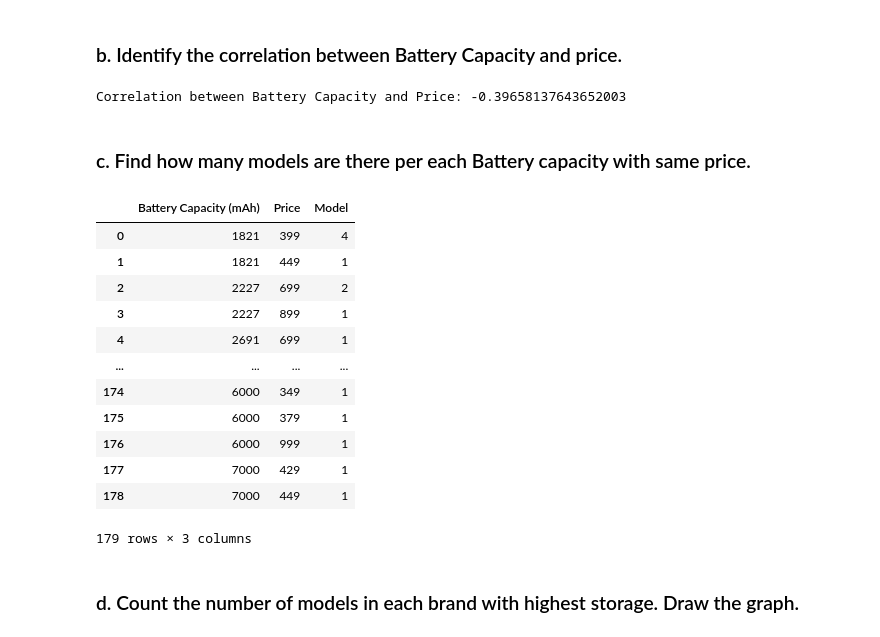
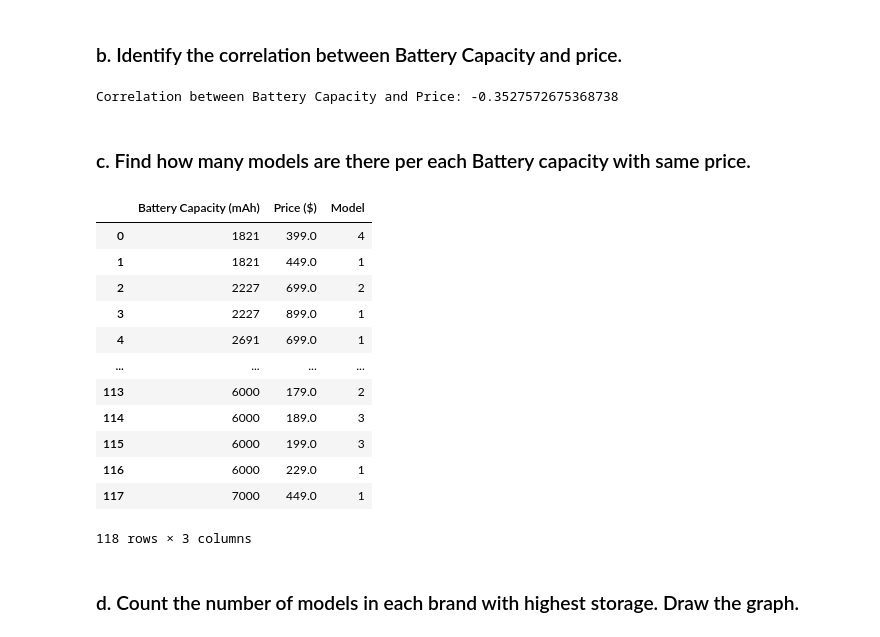
Before and after one commit to nvn18/3-1_LAB_WORKS, a Jupyter notebook: DA_LAB/Mobile Phone Price Dataset.ipynb, the cells around one changed output. Saved outputs shown, nothing was run; the diff lists cells and outputs as text; code cells hidden in the pictures.

```diff
--- a/DA_LAB/Mobile Phone Price Dataset.ipynb
+++ b/DA_LAB/Mobile Phone Price Dataset.ipynb
@@ -52,30 +93,30 @@ df = pd.DataFrame(data)
 #df['Battery Capacity (mAh)'] = pd.to_numeric(df['Battery Capacity (mAh)'], errors='coerce')
 #df['Price ($)'] = pd.to_numeric(df['Price ($)'], errors='coerce')
 
-correlation = df['Battery Capacity (mAh)'].corr(df['Price'])
+correlation = df['Battery Capacity (mAh)'].corr(df['Price ($)'])
 
 print(f"Correlation between Battery Capacity and Price: {correlation}")
 # %% [output]
-Correlation between Battery Capacity and Price: -0.39658137643652003
+Correlation between Battery Capacity and Price: -0.3527572675368738
 # %% [markdown]
 ### c. Find how many models are there per each Battery capacity with same price.
 # %%
-models_per_battery_price = data.groupby(['Battery Capacity (mAh)', 'Price'])['Model'].count().reset_index()
+models_per_battery_price = data.groupby(['Battery Capacity (mAh)', 'Price ($)'])['Model'].count().reset_index()
 display(models_per_battery_price)
 # %% [output]
-|  | Battery Capacity (mAh) | Price | Model |
-| 0 | 1821 | 399 | 4 |
-| 1 | 1821 | 449 | 1 |
-| 2 | 2227 | 699 | 2 |
-| 3 | 2227 | 899 | 1 |
-| 4 | 2691 | 699 | 1 |
+|  | Battery Capacity (mAh) | Price ($) | Model |
+| 0 | 1821 | 399.0 | 4 |
+| 1 | 1821 | 449.0 | 1 |
+| 2 | 2227 | 699.0 | 2 |
+| 3 | 2227 | 899.0 | 1 |
+| 4 | 2691 | 699.0 | 1 |
 | ... | ... | ... | ... |
-| 174 | 6000 | 349 | 1 |
-| 175 | 6000 | 379 | 1 |
-| 176 | 6000 | 999 | 1 |
-| 177 | 7000 | 429 | 1 |
-| 178 | 7000 | 449 | 1 |
+| 113 | 6000 | 179.0 | 2 |
+| 114 | 6000 | 189.0 | 3 |
+| 115 | 6000 | 199.0 | 3 |
+| 116 | 6000 | 229.0 | 1 |
+| 117 | 7000 | 449.0 | 1 |
-179 rows × 3 columns
+118 rows × 3 columns
 # %% [markdown]
 ### d. Count the number of models in each brand with highest storage. Draw the graph.
 # %%
```
Also changed, not shown: parts of 12 cells of this notebook.
